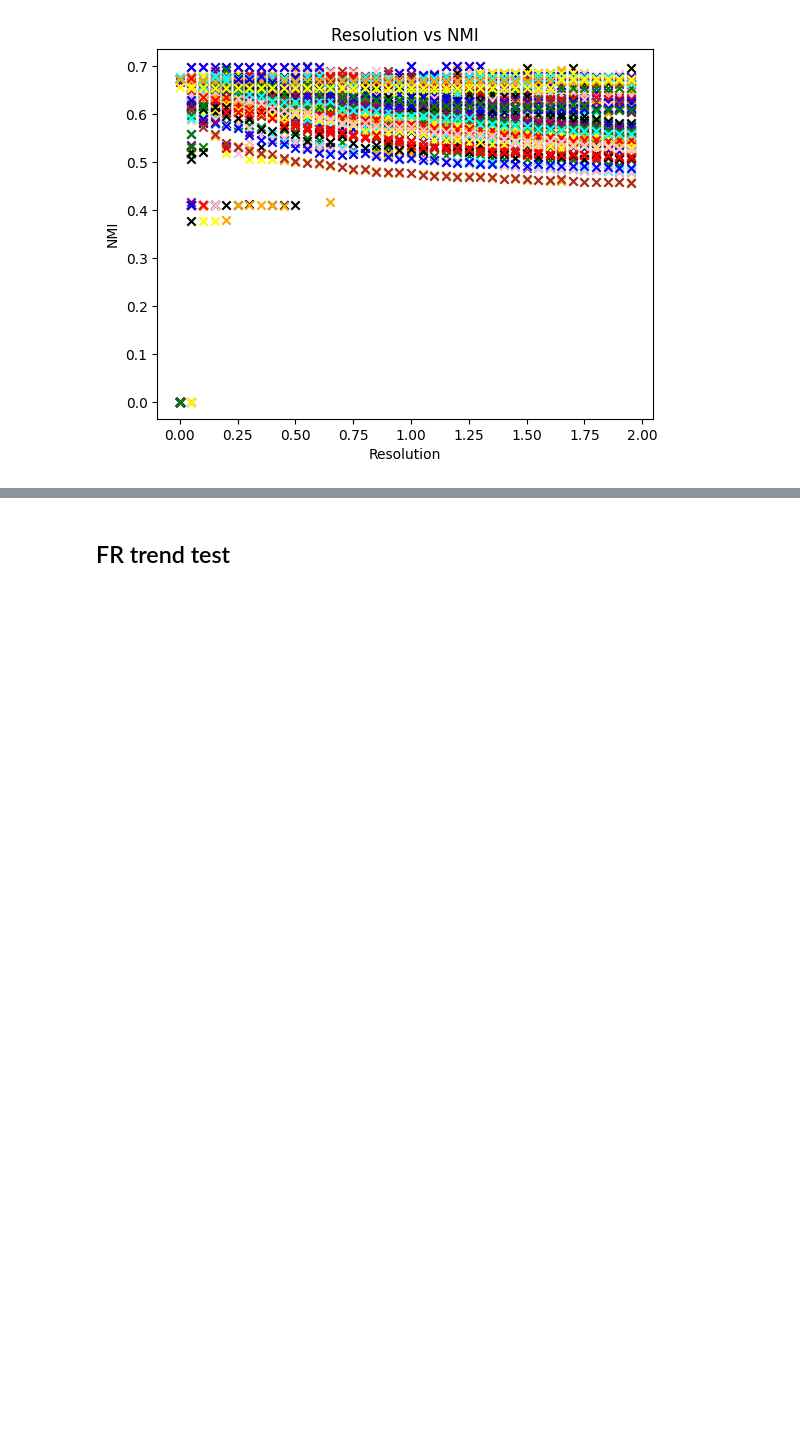
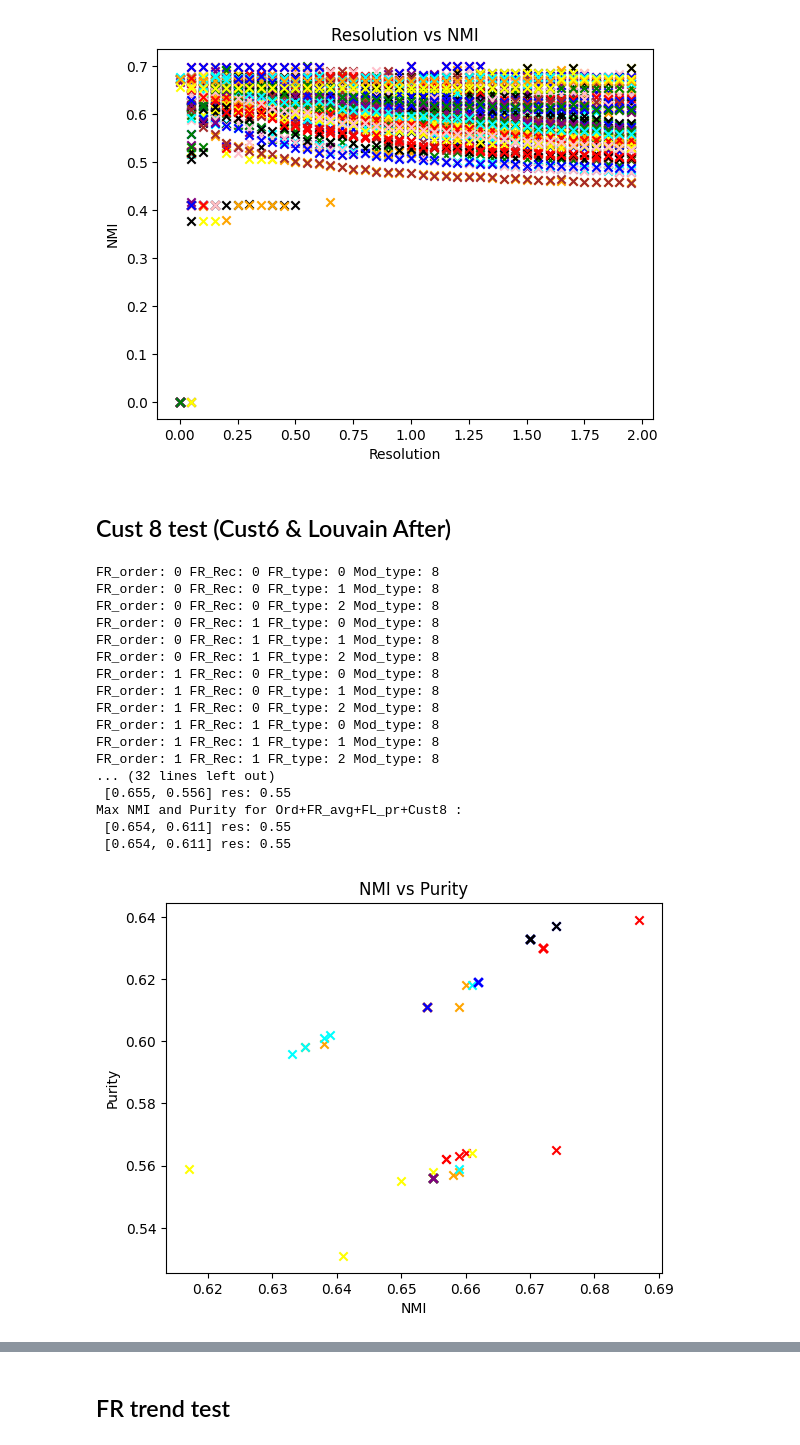
Before and after one commit to csmukherjee/MCPC_Clustering, a Jupyter notebook: Codes/Test_General.ipynb, the cells around one changed output, grey strips where cells are left out. Saved outputs shown, nothing was run; the diff lists cells and outputs as text; code cells hidden in the pictures; blank space fills up the shorter version.

```diff
--- a/Codes/Test_General.ipynb
+++ b/Codes/Test_General.ipynb
@@ -424,6 +472,7 @@ Max NMI and Purity for Ord+FR_Re+FL+Cust_7 :
 # %%
 import tensorflow as tf
 import random
+kchoice=20
 (x_train, y_train), (x_test, y_test)=tf.keras.datasets.fashion_mnist.load_data()
 
 print(x_train.shape,y_train.shape)
@@ -628,3 +677,63 @@ Max NMI and Purity for Rd+FR_Re+FL_pr+Cust3_2 :
 [figure]
 [figure]
 [figure]
+# %% [markdown]
+## Cust 8 test (Cust6 & Louvain After)
+# %%
+import analysis as an
+import Real_Custom_General as RC
+
+n=len(G.nodes())
+res_=[] #0.26, 0.24 is best for Louvain, 3.3, 2.0
+labels=[]
+total_labels=[]
+names = []
+
+FR_ord = ['Rd', 'Ord']
+FR_Recalc = ['FR_avg', 'FR_Re']
+FR_tp = ['FL','FL_ng','FL_pr']
+Mod_tp = {8:'Cust8'} #3_2, 4_2 = exp base 8
+
+
+for FR_order in [0,1]:
+    for FR_Rec in [0,1]:
+        for FR_type in range(3):
+            for Mod_type in [8]:
+                name = str(FR_ord[FR_order] + '+' + FR_Recalc[FR_Rec] + '+' + FR_tp[FR_type] + '+' + Mod_tp[Mod_type])
+                names.append(name)
+                labels=[]
+                print('FR_order:', FR_order, 'FR_Rec:', FR_Rec, 'FR_type:', FR_type, 'Mod_type:', Mod_type)
+                    #res_list = 0~4 with 0.1 increment (declare using for loop)
+                res_list = [0.55,0.5,0.9,0.3,0.35,0.45]
+
+
+                for res in res_list:
+                    partition = RC.louvain_partitions(G, seed=0,resolution=res,FR_order=FR_order, FR_Recalc=FR_Rec, FR_type=FR_type, Mod_type=Mod_type)
+                    label_new=get_labels(partition,n)
+                    labels.append(label_new)
+                    #print(res,round(NMI(label,label_new),2),round(met.purity_score(label,label_new),2))
+                total_labels.append(labels)
+                res_.append(res_list)
+
+an.metrics_summary_general(total_labels,label,res_,names)
+
+#an.metrics_summary(total_labels,label,res_,names)
+# %% [output]
+FR_order: 0 FR_Rec: 0 FR_type: 0 Mod_type: 8
+FR_order: 0 FR_Rec: 0 FR_type: 1 Mod_type: 8
+FR_order: 0 FR_Rec: 0 FR_type: 2 Mod_type: 8
+FR_order: 0 FR_Rec: 1 FR_type: 0 Mod_type: 8
+FR_order: 0 FR_Rec: 1 FR_type: 1 Mod_type: 8
+FR_order: 0 FR_Rec: 1 FR_type: 2 Mod_type: 8
+FR_order: 1 FR_Rec: 0 FR_type: 0 Mod_type: 8
+FR_order: 1 FR_Rec: 0 FR_type: 1 Mod_type: 8
+FR_order: 1 FR_Rec: 0 FR_type: 2 Mod_type: 8
+FR_order: 1 FR_Rec: 1 FR_type: 0 Mod_type: 8
+FR_order: 1 FR_Rec: 1 FR_type: 1 Mod_type: 8
+FR_order: 1 FR_Rec: 1 FR_type: 2 Mod_type: 8
+... (32 lines left out)
+ [0.655, 0.556] res: 0.55
+Max NMI and Purity for Ord+FR_avg+FL_pr+Cust8 :
+ [0.654, 0.611] res: 0.55
+ [0.654, 0.611] res: 0.55
+[figure, added]
```
Also changed, not shown: parts of 7 cells of this notebook, 2 other files.
